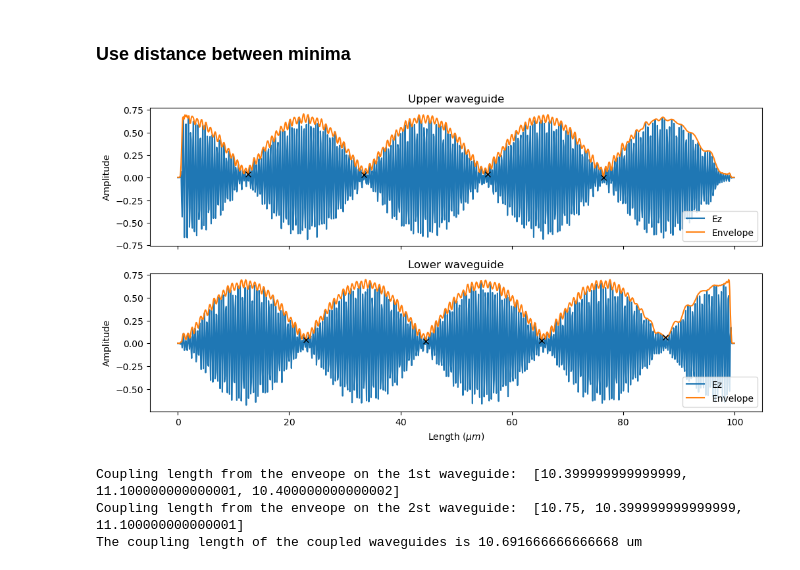
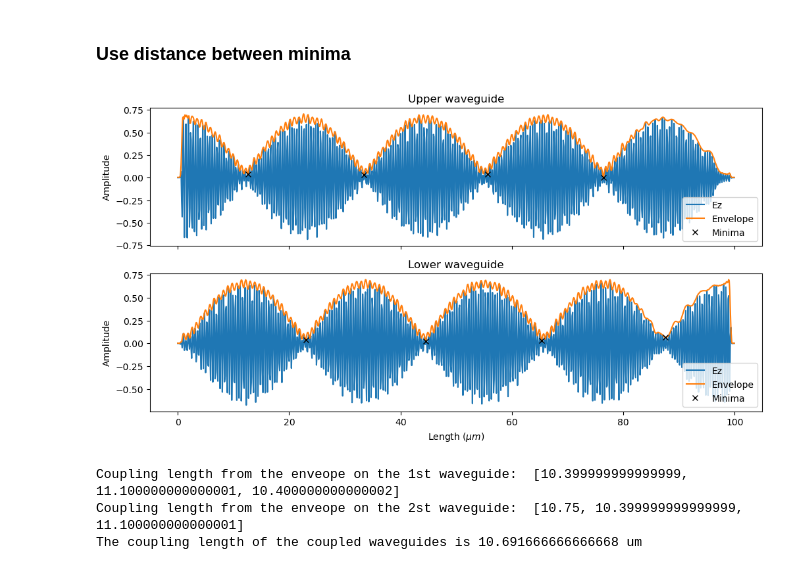
Before and after one commit to elife00/LabPh-Sim, a Jupyter notebook: Coupler/Coupler.ipynb, the cells around one changed output. Saved outputs shown, nothing was run; the diff lists cells and outputs as text; code cells hidden in the pictures.

```diff
--- a/Coupler/Coupler.ipynb
+++ b/Coupler/Coupler.ipynb
@@ -157,36 +155,36 @@ ez_profile_1 = np.sum(ez_data_1, axis=1)
 ez_profile_2 = np.sum(ez_data_2, axis=1)
 
 envelope_1 = np.abs(hilbert(ez_profile_1))
 envelope_2 = np.abs(hilbert(ez_profile_2))
 
 fig, ax = plt.subplots(2, 1, figsize=(12,6))
 
 ax[0].plot(x_coordinate, ez_profile_1, label='Ez')
 ax[1].plot(x_coordinate, ez_profile_2, label='Ez')
 
 peaks_1, _ = find_peaks(-envelope_1, prominence=0.4)
 peaks_2, _ = find_peaks(-envelope_2, prominence=0.4)
 
 ax[0].plot(x_coordinate, envelope_1, label='Envelope')
 ax[1].plot(x_coordinate, envelope_2, label='Envelope')
 
-ax[0].plot(x_coordinate[peaks_1], envelope_1[peaks_1], "x", color='black')
-ax[1].plot(x_coordinate[peaks_2], envelope_2[peaks_2], "x", color='black')
+ax[0].plot(x_coordinate[peaks_1], envelope_1[peaks_1], "x", color='black', label='Minima')
+ax[1].plot(x_coordinate[peaks_2], envelope_2[peaks_2], "x", color='black', label='Minima')
 
 ax[0].set_title('Upper waveguide')
 ax[1].set_title('Lower waveguide')
 
 for axs in ax.flat:
     axs.set(xlabel='Length ($\mu m$)', ylabel='Amplitude')
     axs.legend(loc='lower right')
 
 # Hide x labels and tick labels for top plots and y ticks for right plots.
 for axs in ax.flat:
     axs.label_outer()
 
 plt.show()
 # %% [output]
-[figure, old version]
+[figure, new version]
 # %%
 coupling_length = []
 
```
Also changed, not shown: parts of 11 cells of this notebook.
